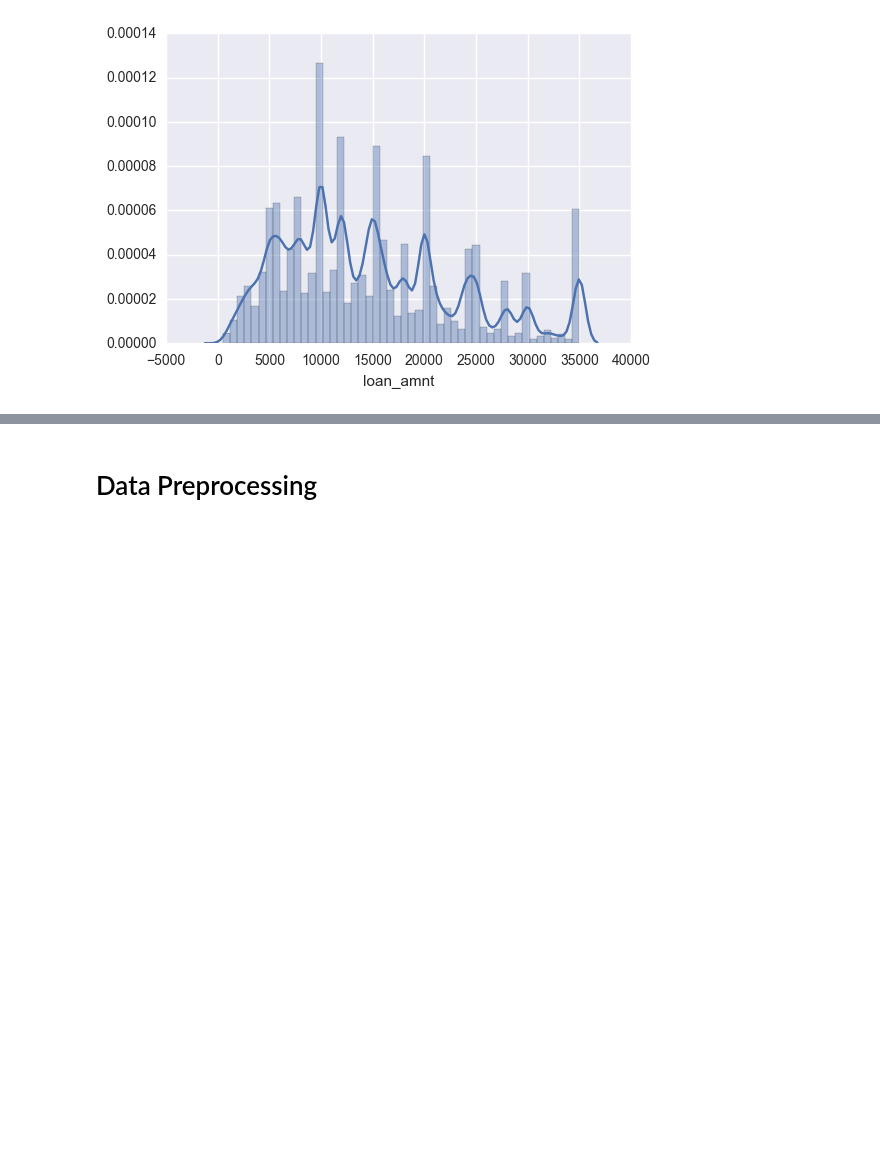
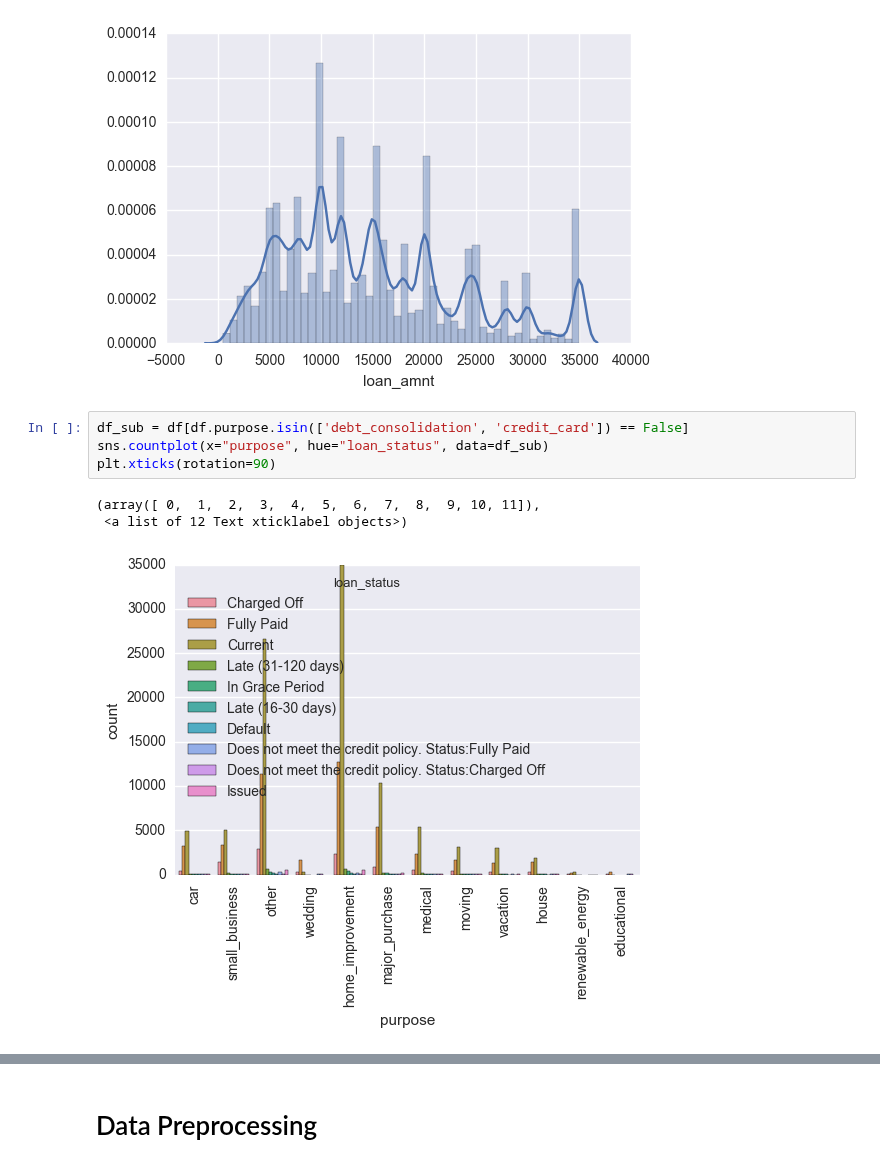
Before and after one commit to Vaultica/Projects, a Jupyter notebook: machine-learning/projects/capstone/Lending Club Capstone Project Notebook.ipynb, the cells around one changed output, grey strips where cells are left out. Drawn from its saved outputs; the diff is of its cells as text; blank space fills up the shorter version.

```diff
--- a/machine-learning/projects/capstone/Lending Club Capstone Project Notebook.ipynb
+++ b/machine-learning/projects/capstone/Lending Club Capstone Project Notebook.ipynb
@@ -313,3 +238,11 @@ sns.distplot(df['loan_amnt'])
 # %% [output]
 <matplotlib.axes._subplots.AxesSubplot at 0x...>
 [figure]
+# %%
+df_sub = df[df.purpose.isin(['debt_consolidation', 'credit_card']) == False]
+sns.countplot(x="purpose", hue="loan_status", data=df_sub)
+plt.xticks(rotation=90)
+# %% [output]
+(array([ 0,  1,  2,  3,  4,  5,  6,  7,  8,  9, 10, 11]),
+ <a list of 12 Text xticklabel objects>)
+[figure, added]
```
Also changed, not shown: parts of 66 cells of this notebook.
